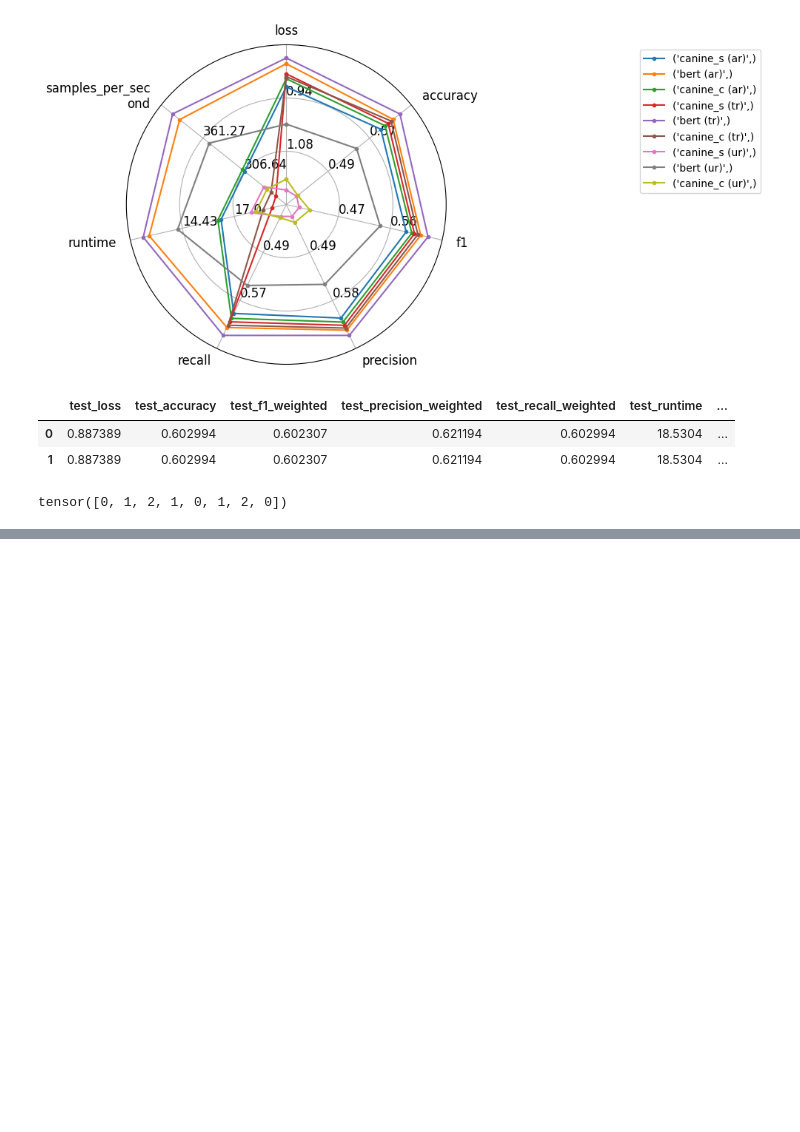
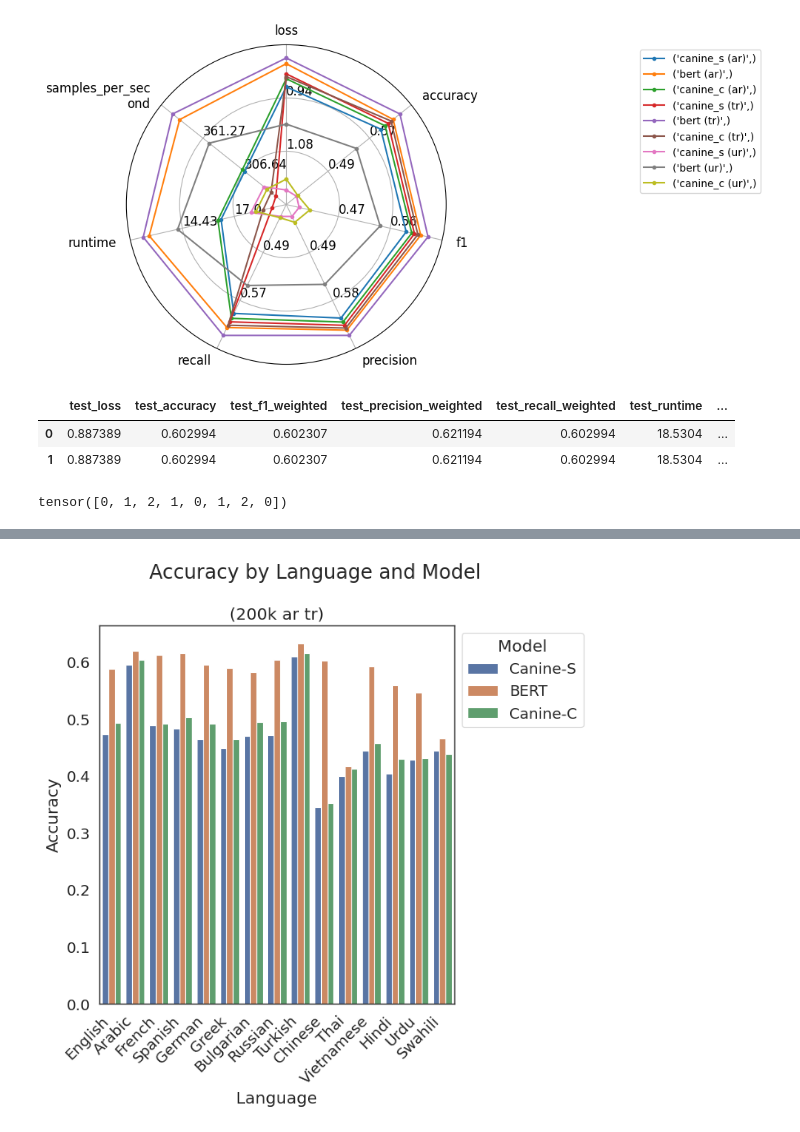
Before and after one commit to gwatkinson/mva_snlp_canine, a Jupyter notebook: notebooks/evaluation.ipynb, the cells around one changed output, grey strips where cells are left out. Cells and saved outputs as stored; diff of their text form; code cells hidden in the pictures; blank space fills up the shorter version.

```diff
--- a/notebooks/evaluation.ipynb
+++ b/notebooks/evaluation.ipynb
@@ -320,0 +369,3 @@ df = trainer_state_to_df(trainer_state)
+# %%
+with open(trainer_states[0]) as f:
+    state = json.load(f)
@@ -320,0 +448,13 @@ df = trainer_state_to_df(trainer_state)
+# %%
+num = 200
+languages = "ar tr"
+
+fig, ax = plt.subplots(figsize=(7, 7))
+sns.barplot(metric_df, y="accuracy", x="language", hue="model", ax=ax)
+ax.set(xlabel="Language", ylabel="Accuracy", title=f"({num}k {languages})")
+ax.legend(loc="upper left", title="Model", bbox_to_anchor=(1, 1), ncol=1)
+ax.set_xticklabels(ax.get_xticklabels(), rotation=45, horizontalalignment="right")
+fig.suptitle("Accuracy by Language and Model")
+fig.tight_layout();
+# %% [output]
+[figure, added]
```
Also changed, not shown: parts of 12 cells of this notebook.
